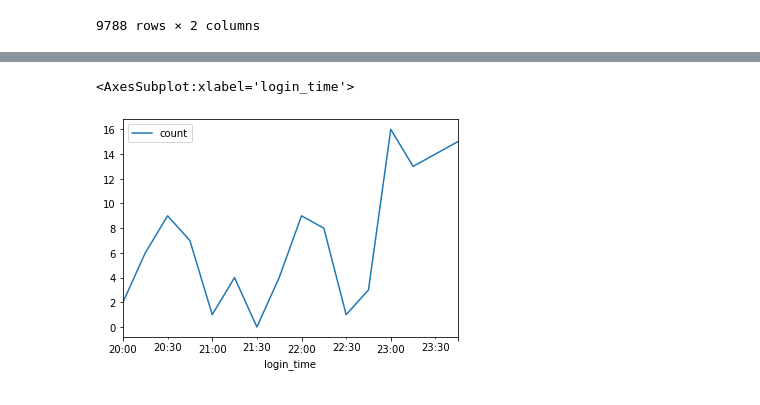
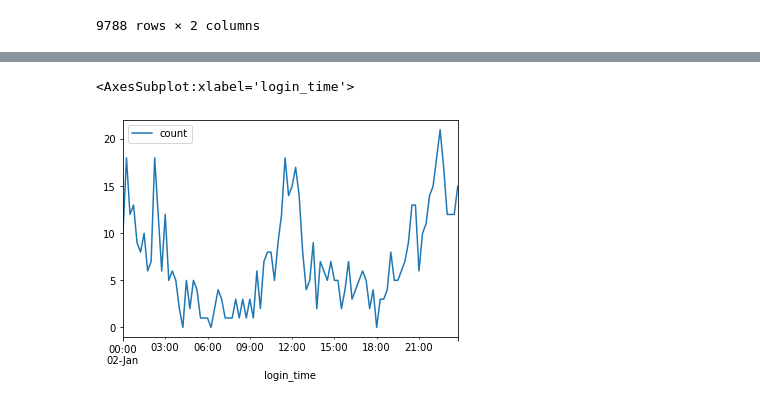
Before and after one commit to kenneykwan/Springboard, a Jupyter notebook: ultimate_challenge/Ultimate Challenge - Part 1 EDA.ipynb, the cells around one changed output, grey strips where cells are left out. Cells and saved outputs as stored; diff of their text form; code cells hidden in the pictures.

```diff
--- a/ultimate_challenge/Ultimate Challenge - Part 1 EDA.ipynb
+++ b/ultimate_challenge/Ultimate Challenge - Part 1 EDA.ipynb
@@ -190,5 +213,5 @@ AttributeError: 'numpy.ndarray' object has no attribute 'plot'
 # %%
-df_resampled['1970-01-01'].plot(y = 'count')
+df_resampled['1970-01-02'].plot(y = 'count')
 # %% [output]
 <AxesSubplot:xlabel='login_time'>
-[figure, old version]
+[figure, new version]
```
Also changed, not shown: parts of 8 cells of this notebook.
